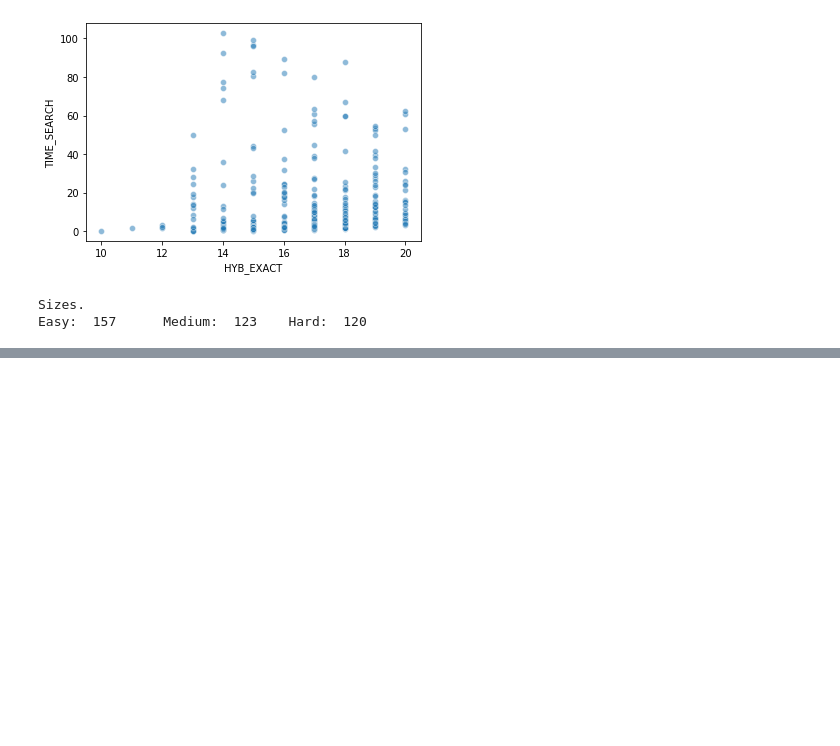
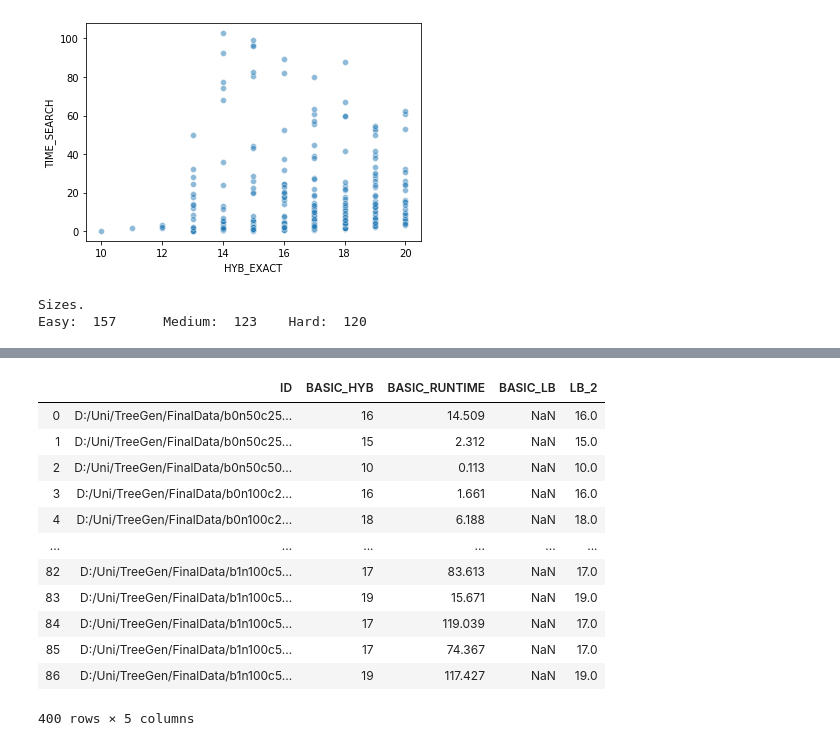
Before and after one commit to ericrisbakk/bachelor_thesis, a Jupyter notebook: data_analysis/BachelorThesisData.ipynb, the cells around one changed output, grey strips where cells are left out. Cells and saved outputs as stored; diff of their text form; code cells hidden in the pictures; blank space fills up the shorter version.

```diff
--- a/data_analysis/BachelorThesisData.ipynb
+++ b/data_analysis/BachelorThesisData.ipynb
@@ -13,21 +21,21 @@ l_post = []
 for i in (range(1, 50, 10)):
     l_post.append((i, i+9))
 
-files = []
+qRunFiles = []
 for post in l_post:
-    files.append(dataFolder + fName_2MIN + "_" + str(post[0]) + "_" + str(post[1]) + ".csv")
+    qRunFiles.append(dataFolder + fName_2MIN + "_" + str(post[0]) + "_" + str(post[1]) + ".csv")
 
-data = pd.read_csv(files[0])
+dataQR = pd.read_csv(qRunFiles[0])
 
 for d in range (1, 5):
-    data = pd.concat([data, pd.read_csv(files[d])], axis=0)
+    dataQR = pd.concat([dataQR, pd.read_csv(qRunFiles[d])], axis=0)
 
 # Appears to be some error in column naming where a single space is in front...
-for col in data.columns:
+for col in dataQR.columns:
     if (col[0] == " "):
-        data = data.rename(columns={col: col[1:]})
+        dataQR = dataQR.rename(columns={col: col[1:]})
 
-time_searched = data.TIME_TOTAL - data.TIME_BUILD_SEARCH_TREE
-data.insert(3, "TIME_SEARCH", time_searched, True)
+time_searched = dataQR.TIME_TOTAL - dataQR.TIME_BUILD_SEARCH_TREE
+dataQR.insert(3, "TIME_SEARCH", time_searched, True)
 # %%
 # Quick look at the data.
@@ -107,8 +103,14 @@ def collect_files_with_text(text, path):
 
     return files
 
-files = collect_files_with_text('tree', dataFolder)
-print(files[0])
-d_thing = pd.read_csv(files[0])
-d_thing.loc[0]
+def get_one_dataframe(files):
+    d = pd.read_csv(files[0])
+    for i in range(1, len(files)):
+        d = pd.concat([d, pd.read_csv(files[i])], axis=0, sort=False)
+    return d
+
+filesB = collect_files_with_text('basicTE', dataFolder)
+dataB = get_one_dataframe(filesB)
+dataB = remove_space_from_column_names(dataB)
+dataB
 # %% [output]
@@ -128,0 +130,29 @@ Name: 0, dtype: object
+# %%
+def set_lower_bound(x):
+    if (x.BASIC_HYB == -1 and math.isnan(x.BASIC_LB)):
+        print("ERROR! LB NOT LOGGED.")
+    elif (not math.isnan(x.BASIC_LB)):
+        if (x.BASIC_LB <= 0):
+            print("ERROR!")
+            print(x)
+            return -1
+        else:
+            return x.BASIC_LB
+    else:
+        return x.BASIC_HYB
+
+dataB["LB_2"] = dataB.apply(set_lower_bound, axis=1)
+# %% [output]
+|  | ID | BASIC_HYB | BASIC_RUNTIME | BASIC_LB | LB_2 |
+| 0 | D:/Uni/TreeGen/FinalData/b0n50c25... | 16 | 14.509 | NaN | 16.0 |
+| 1 | D:/Uni/TreeGen/FinalData/b0n50c25... | 15 | 2.312 | NaN | 15.0 |
+| 2 | D:/Uni/TreeGen/FinalData/b0n50c50... | 10 | 0.113 | NaN | 10.0 |
+| 3 | D:/Uni/TreeGen/FinalData/b0n100c2... | 16 | 1.661 | NaN | 16.0 |
+| 4 | D:/Uni/TreeGen/FinalData/b0n100c2... | 18 | 6.188 | NaN | 18.0 |
+| ... | ... | ... | ... | ... | ... |
+| 82 | D:/Uni/TreeGen/FinalData/b1n100c5... | 17 | 83.613 | NaN | 17.0 |
+| 83 | D:/Uni/TreeGen/FinalData/b1n100c5... | 19 | 15.671 | NaN | 19.0 |
+| 84 | D:/Uni/TreeGen/FinalData/b1n100c5... | 17 | 119.039 | NaN | 17.0 |
+| 85 | D:/Uni/TreeGen/FinalData/b1n100c5... | 17 | 74.367 | NaN | 17.0 |
+| 86 | D:/Uni/TreeGen/FinalData/b1n100c5... | 19 | 117.427 | NaN | 19.0 |
+400 rows × 5 columns
```
Also changed, not shown: parts of 7 cells of this notebook.
